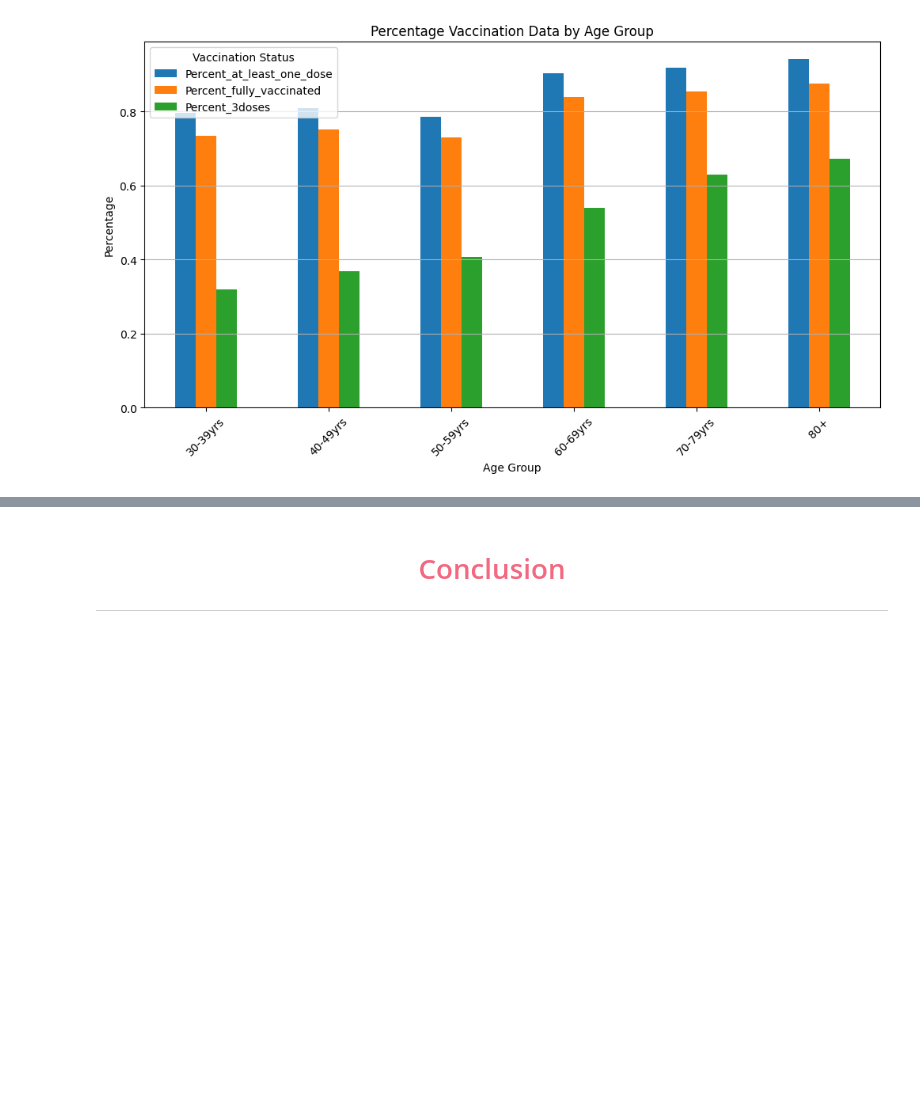
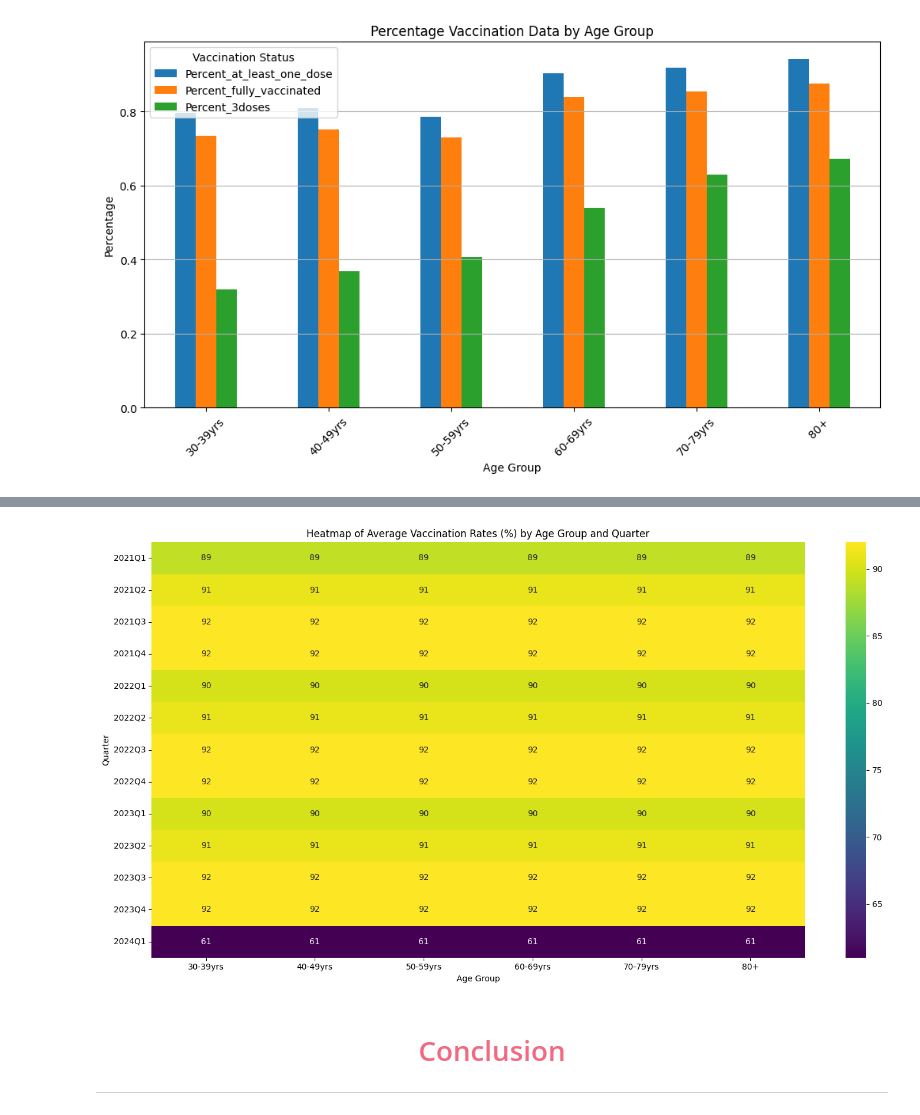
Before and after one commit to CoderMF/Data-Visualization-Project, a Jupyter notebook: CP321 Final Project.ipynb, the cells around one changed output, grey strips where cells are left out. Drawn from its saved outputs; the diff is of its cells as text; code cells hidden in the pictures; blank space fills up the shorter version.

```diff
--- a/CP321 Final Project.ipynb
+++ b/CP321 Final Project.ipynb
@@ -111,3 +129,20 @@ plt.show()
+# %%
+df['Quarter'] = df['Date'].dt.to_period('Q')
+quarter = df.groupby(['Agegroup', 'Quarter']).size().reset_index(name='Percent_fully_vaccinated')
+
+# Pivot the data for the heatmap, with quarters as rows and age groups as columns
+quarterly_pivot = quarter.pivot(index='Quarter', columns='Agegroup', values='Percent_fully_vaccinated').fillna(0)
+
+# Generate the heatmap for quarterly case counts
+plt.figure(figsize=(15, 8))
+sns.heatmap(quarterly_pivot, cmap='viridis', annot=True, fmt="d")
+plt.title('Heatmap of Average Vaccination Rates (%) by Age Group and Quarter')
+plt.xlabel('Age Group')
+plt.ylabel('Quarter')
+plt.tight_layout()
+plt.show()
+# %% [output]
+[figure, added]
 # %% [markdown]
 # <center> <span style="color:#f26a81">Conclusion</span></center>
 ***
```
Also changed, not shown: parts of 2 cells of this notebook.
